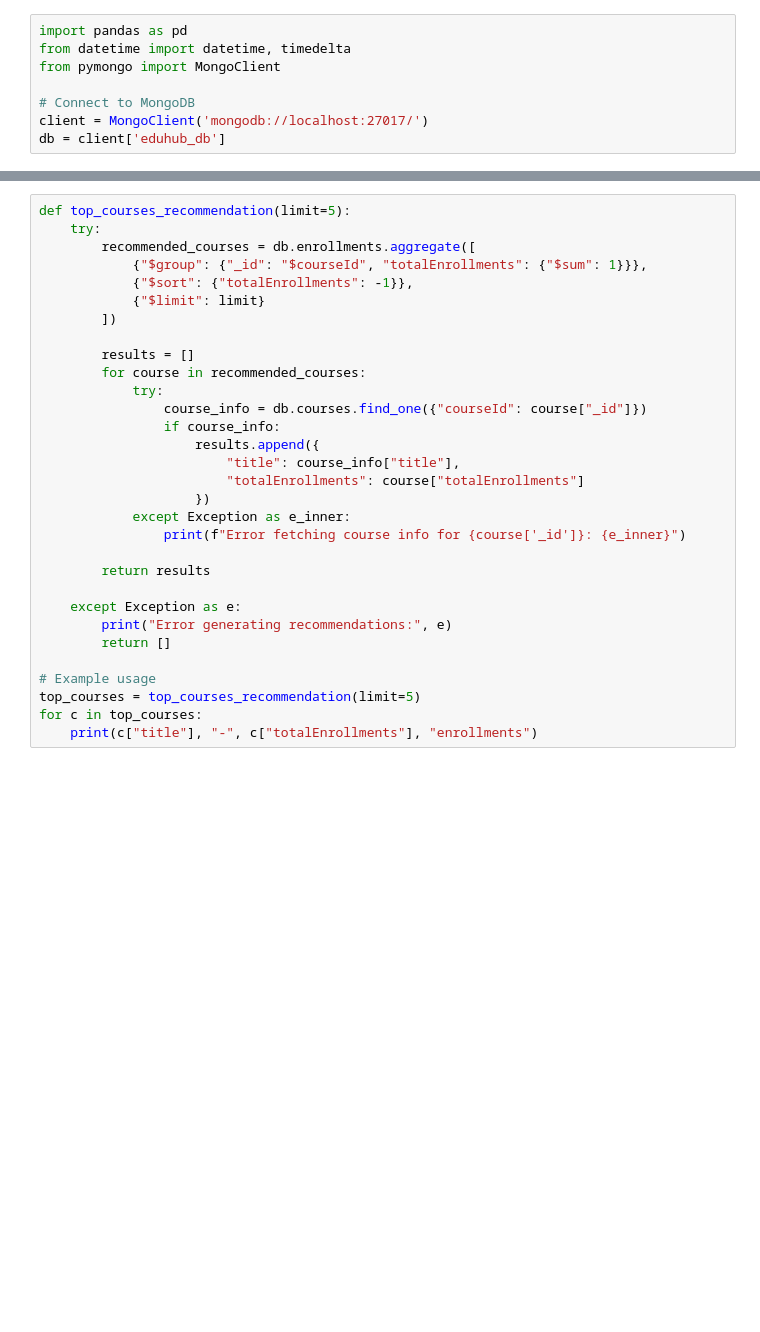
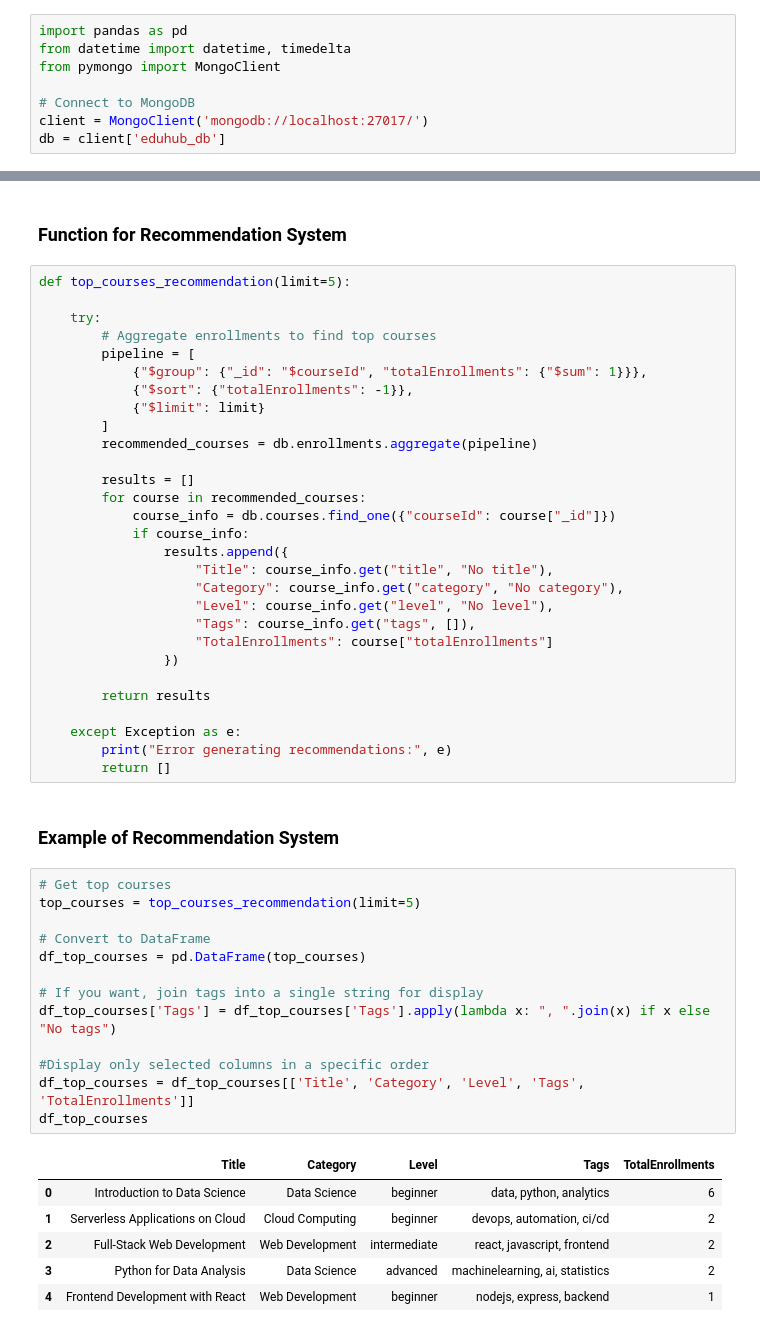
Before and after one commit to Eseroghene/EduHub-MongoDB-Project, a Jupyter notebook: src/eduhub_queries/bonus.ipynb, the cells around one changed output, grey strips where cells are left out. Drawn from its saved outputs; the diff is of its cells as text; blank space fills up the shorter version.

Commit message:
Displaying in Pandas DF and Bonus question

```diff
--- a/src/eduhub_queries/bonus.ipynb
+++ b/src/eduhub_queries/bonus.ipynb
@@ -27,31 +61,53 @@ matching_courses = search_courses("Python")
+# %% [markdown]
+### Function for Recommendation System
 # %%
 def top_courses_recommendation(limit=5):
+
     try:
-        recommended_courses = db.enrollments.aggregate([
+        # Aggregate enrollments to find top courses
+        pipeline = [
             {"$group": {"_id": "$courseId", "totalEnrollments": {"$sum": 1}}},
             {"$sort": {"totalEnrollments": -1}},
             {"$limit": limit}
-        ])
+        ]
+        recommended_courses = db.enrollments.aggregate(pipeline)
 
         results = []
         for course in recommended_courses:
-            try:
-                course_info = db.courses.find_one({"courseId": course["_id"]})
-                if course_info:
-                    results.append({
-                        "title": course_info["title"],
-                        "totalEnrollments": course["totalEnrollments"]
-                    })
-            except Exception as e_inner:
-                print(f"Error fetching course info for {course['_id']}: {e_inner}")
+            course_info = db.courses.find_one({"courseId": course["_id"]})
+            if course_info:
+                results.append({
+                    "Title": course_info.get("title", "No title"),
+                    "Category": course_info.get("category", "No category"),
+                    "Level": course_info.get("level", "No level"),
+                    "Tags": course_info.get("tags", []),
+                    "TotalEnrollments": course["totalEnrollments"]
+                })
 
         return results
 
     except Exception as e:
         print("Error generating recommendations:", e)
         return []
-
-# Example usage
-top_courses = top_courses_recommendation(limit=5)
-for c in top_courses:
-    print(c["title"], "-", c["totalEnrollments"], "enrollments")
+# %% [markdown]
+### Example of Recommendation System
+# %%
+# Get top courses
+top_courses = top_courses_recommendation(limit=5)
+
+# Convert to DataFrame
+df_top_courses = pd.DataFrame(top_courses)
+
+# If you want, join tags into a single string for display
+df_top_courses['Tags'] = df_top_courses['Tags'].apply(lambda x: ", ".join(x) if x else "No tags")
+
+#Display only selected columns in a specific order
+df_top_courses = df_top_courses[['Title', 'Category', 'Level', 'Tags', 'TotalEnrollments']]
+df_top_courses
+# %% [output]
+|  | Title | Category | Level | Tags | TotalEnrollments |
+| 0 | Introduction to Data Science | Data Science | beginner | data, python, analytics | 6 |
+| 1 | Serverless Applications on Cloud | Cloud Computing | beginner | devops, automation, ci/cd | 2 |
+| 2 | Full-Stack Web Development | Web Development | intermediate | react, javascript, frontend | 2 |
+| 3 | Python for Data Analysis | Data Science | advanced | machinelearning, ai, statistics | 2 |
+| 4 | Frontend Development with React | Web Development | beginner | nodejs, express, backend | 1 |
```
Also changed, not shown: parts of 9 cells of this notebook, 10 other files.
